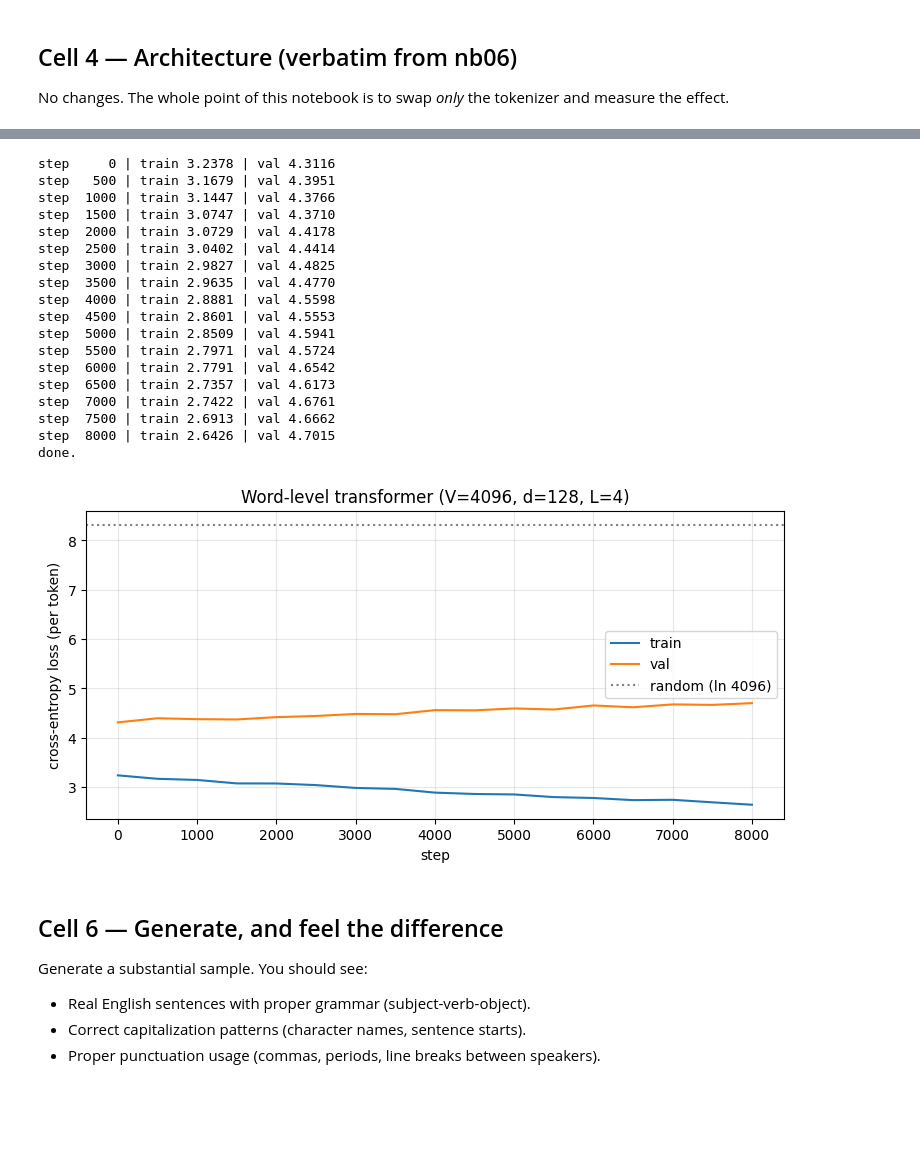
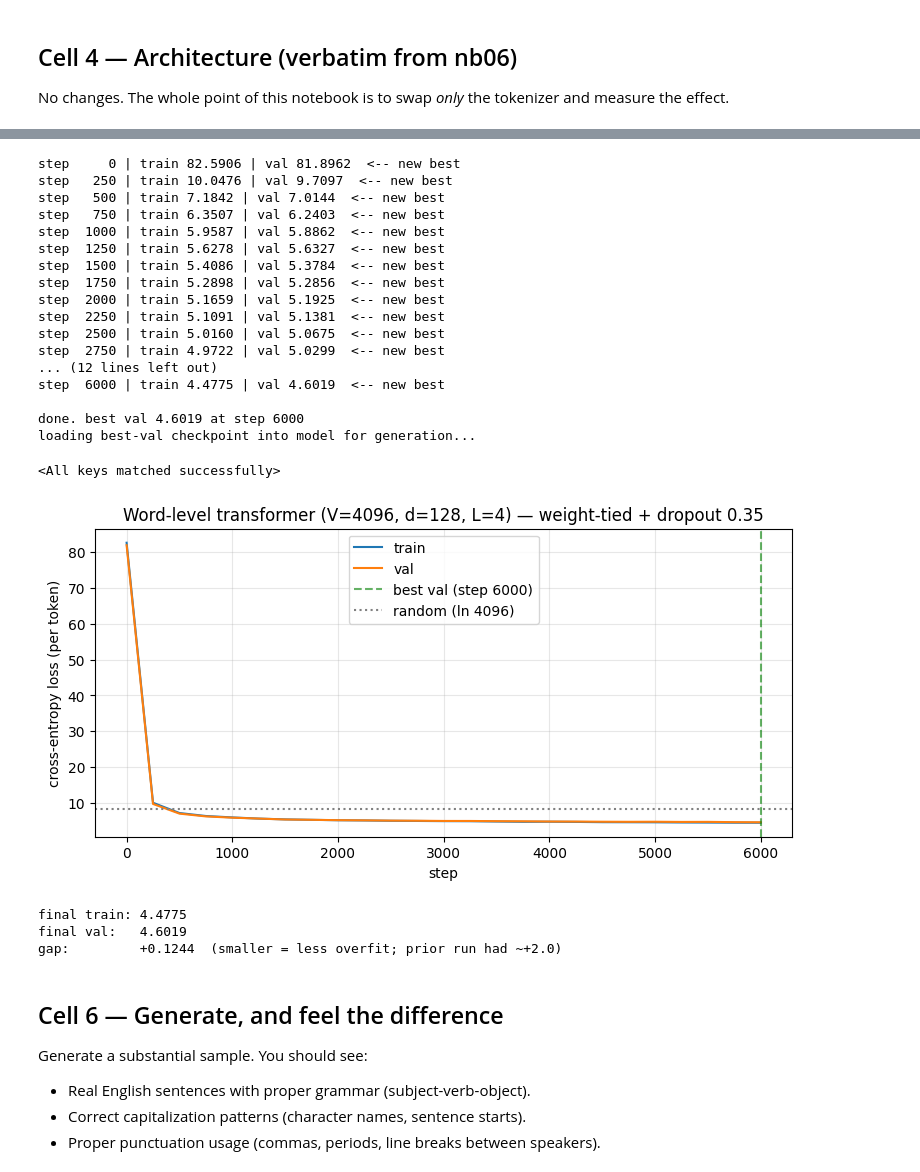
Before and after one commit to elixpo/wozformer, a Jupyter notebook: notebooks/06b_word_level_tokenizer.ipynb, the cells around one changed output, grey strips where cells are left out. Saved outputs shown, nothing was run; the diff lists cells and outputs as text; code cells hidden in the pictures; blank space fills up the shorter version.

```diff
--- a/notebooks/06b_word_level_tokenizer.ipynb
+++ b/notebooks/06b_word_level_tokenizer.ipynb
@@ -158,10 +170,10 @@ BLOCK_SIZE = 64
 EMBED_DIM  = 128
 NUM_HEADS  = 4
 N_LAYERS   = 4
-DROPOUT    = 0.2
+DROPOUT    = 0.35   # bumped from 0.2 to fight overfit
 LR         = 3e-4
-N_STEPS    = 8000
-EVAL_EVERY = 500
+N_STEPS    = 6000   # we save best-val checkpoint, so over-shooting is fine
+EVAL_EVERY = 250
 
 def get_batch(split):
     d = train_data if split == 'train' else val_data
@@ -277,45 +312,69 @@ def estimate(model, n_batches=20):
 opt = torch.optim.AdamW(model.parameters(), lr=LR, weight_decay=0.01)
 history = []
 
+# Early-stopping bookkeeping: keep the state_dict of the best-val model.
+best_val = float('inf')
+best_state = None
+best_step = 0
+
 for step in range(N_STEPS + 1):
     if step % EVAL_EVERY == 0:
         ls = estimate(model)
         history.append((step, ls['train'], ls['val']))
-        print(f'step {step:>5} | train {ls["train"]:.4f} | val {ls["val"]:.4f}')
+        marker = ''
+        if ls['val'] < best_val:
+            best_val = ls['val']
+            best_step = step
+            # Clone state_dict — model keeps training, this is a snapshot.
+            best_state = {k: v.detach().clone() for k, v in model.state_dict().items()}
+            marker = '  <-- new best'
+        print(f'step {step:>5} | train {ls["train"]:.4f} | val {ls["val"]:.4f}{marker}')
     xb, yb = get_batch('train')
     _, loss = model(xb, yb)
     opt.zero_grad(set_to_none=True); loss.backward(); opt.step()
 
-print('done.')
+print(f'\ndone. best val {best_val:.4f} at step {best_step}')
+print('loading best-val checkpoint into model for generation...')
+model.load_state_dict(best_state)
 # %% [output]
-step     0 | train 3.2378 | val 4.3116
-step   500 | train 3.1679 | val 4.3951
-step  1000 | train 3.1447 | val 4.3766
-step  1500 | train 3.0747 | val 4.3710
-step  2000 | train 3.0729 | val 4.4178
-step  2500 | train 3.0402 | val 4.4414
-step  3000 | train 2.9827 | val 4.4825
-step  3500 | train 2.9635 | val 4.4770
-step  4000 | train 2.8881 | val 4.5598
-step  4500 | train 2.8601 | val 4.5553
-step  5000 | train 2.8509 | val 4.5941
-step  5500 | train 2.7971 | val 4.5724
-step  6000 | train 2.7791 | val 4.6542
-step  6500 | train 2.7357 | val 4.6173
-step  7000 | train 2.7422 | val 4.6761
-step  7500 | train 2.6913 | val 4.6662
-step  8000 | train 2.6426 | val 4.7015
-done.
+step     0 | train 82.5906 | val 81.8962  <-- new best
+step   250 | train 10.0476 | val 9.7097  <-- new best
+step   500 | train 7.1842 | val 7.0144  <-- new best
+step   750 | train 6.3507 | val 6.2403  <-- new best
+step  1000 | train 5.9587 | val 5.8862  <-- new best
+step  1250 | train 5.6278 | val 5.6327  <-- new best
+step  1500 | train 5.4086 | val 5.3784  <-- new best
+step  1750 | train 5.2898 | val 5.2856  <-- new best
+step  2000 | train 5.1659 | val 5.1925  <-- new best
+step  2250 | train 5.1091 | val 5.1381  <-- new best
+step  2500 | train 5.0160 | val 5.0675  <-- new best
+step  2750 | train 4.9722 | val 5.0299  <-- new best
+... (12 lines left out)
+step  6000 | train 4.4775 | val 4.6019  <-- new best
+
+done. best val 4.6019 at step 6000
+loading best-val checkpoint into model for generation...
+<All keys matched successfully>
 # %%
 steps, trains, vals = zip(*history)
 plt.figure(figsize=(9,4))
 plt.plot(steps, trains, label='train'); plt.plot(steps, vals, label='val')
+plt.axvline(best_step, color='green', linestyle='--', alpha=0.6, label=f'best val (step {best_step})')
 plt.axhline(math.log(VOCAB_SIZE), color='gray', linestyle=':', label=f'random (ln {VOCAB_SIZE})')
 plt.xlabel('step'); plt.ylabel('cross-entropy loss (per token)')
-plt.title(f'Word-level transformer (V={VOCAB_SIZE}, d={EMBED_DIM}, L={N_LAYERS})')
+plt.title(f'Word-level transformer (V={VOCAB_SIZE}, d={EMBED_DIM}, L={N_LAYERS}) — weight-tied + dropout {DROPOUT}')
 plt.legend(); plt.grid(alpha=0.3); plt.show()
+
+# Gap diagnostic
+final_gap = history[-1][2] - history[-1][1]
+print(f'final train: {history[-1][1]:.4f}')
+print(f'final val:   {history[-1][2]:.4f}')
+print(f'gap:         {final_gap:+.4f}  (smaller = less overfit; prior run had ~+2.0)')
 # %% [output]
-[figure, old version]
+[figure, new version]
+final train: 4.4775
+final val:   4.6019
+gap:         +0.1244  (smaller = less overfit; prior run had ~+2.0)
 # %% [markdown]
 ## Cell 6 — Generate, and feel the difference
 
```
Also changed, not shown: parts of 6 cells of this notebook.
